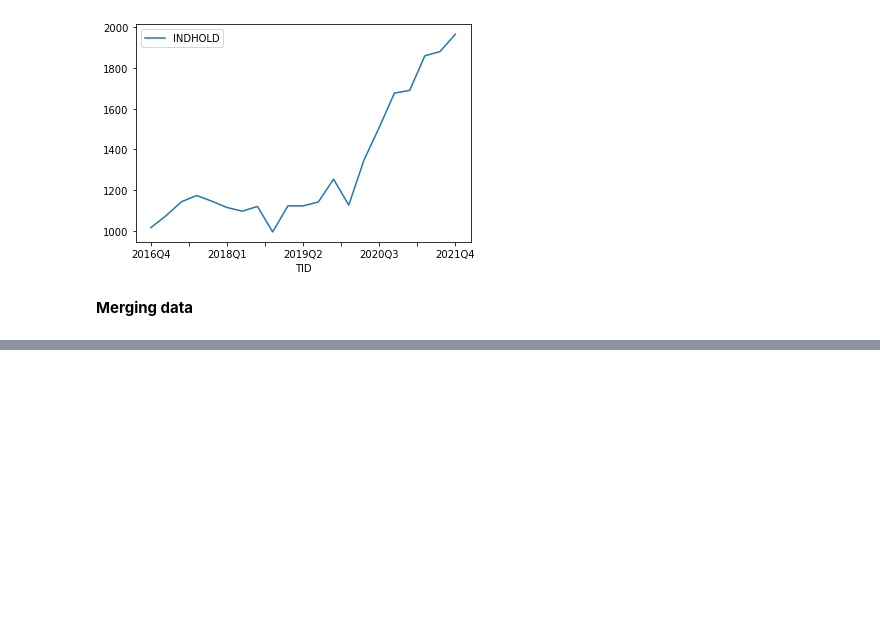
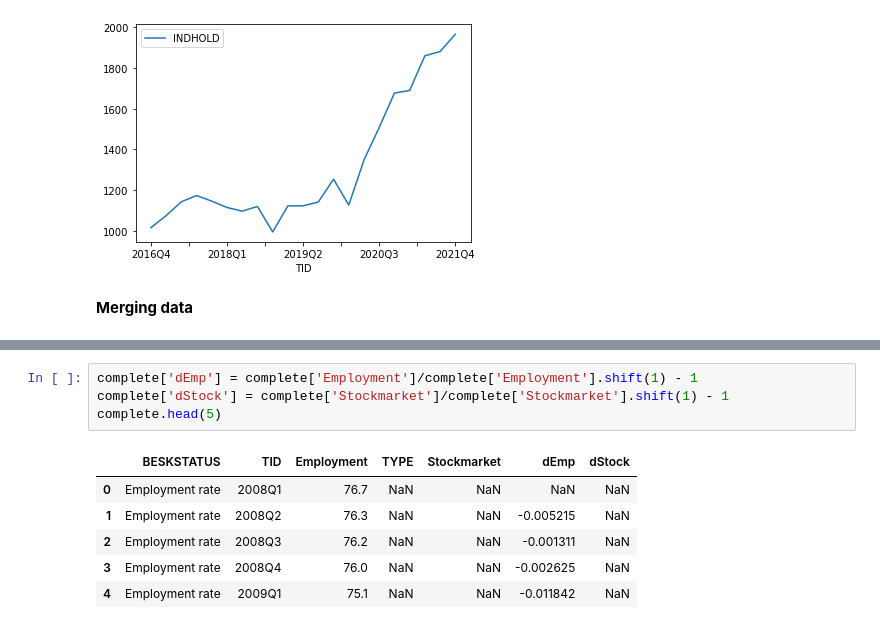
Before and after one commit to JonaDelaney/projects-2022-mmf, a Jupyter notebook: dataproject/Maiwand.ipynb, the cells around one changed output, grey strips where cells are left out. Cells and saved outputs as stored; diff of their text form; blank space fills up the shorter version.

```diff
--- a/dataproject/Maiwand.ipynb
+++ b/dataproject/Maiwand.ipynb
@@ -278,0 +287,11 @@ complete.head(5)
+# %%
+complete['dEmp'] = complete['Employment']/complete['Employment'].shift(1) - 1
+complete['dStock'] = complete['Stockmarket']/complete['Stockmarket'].shift(1) - 1
+complete.head(5)
+# %% [output]
+|  | BESKSTATUS | TID | Employment | TYPE | Stockmarket | dEmp | dStock |
+| 0 | Employment rate | 2008Q1 | 76.7 | NaN | NaN | NaN | NaN |
+| 1 | Employment rate | 2008Q2 | 76.3 | NaN | NaN | -0.005215 | NaN |
+| 2 | Employment rate | 2008Q3 | 76.2 | NaN | NaN | -0.001311 | NaN |
+| 3 | Employment rate | 2008Q4 | 76.0 | NaN | NaN | -0.002625 | NaN |
+| 4 | Employment rate | 2009Q1 | 75.1 | NaN | NaN | -0.011842 | NaN |
```
Also changed, not shown: parts of 16 cells of this notebook.
